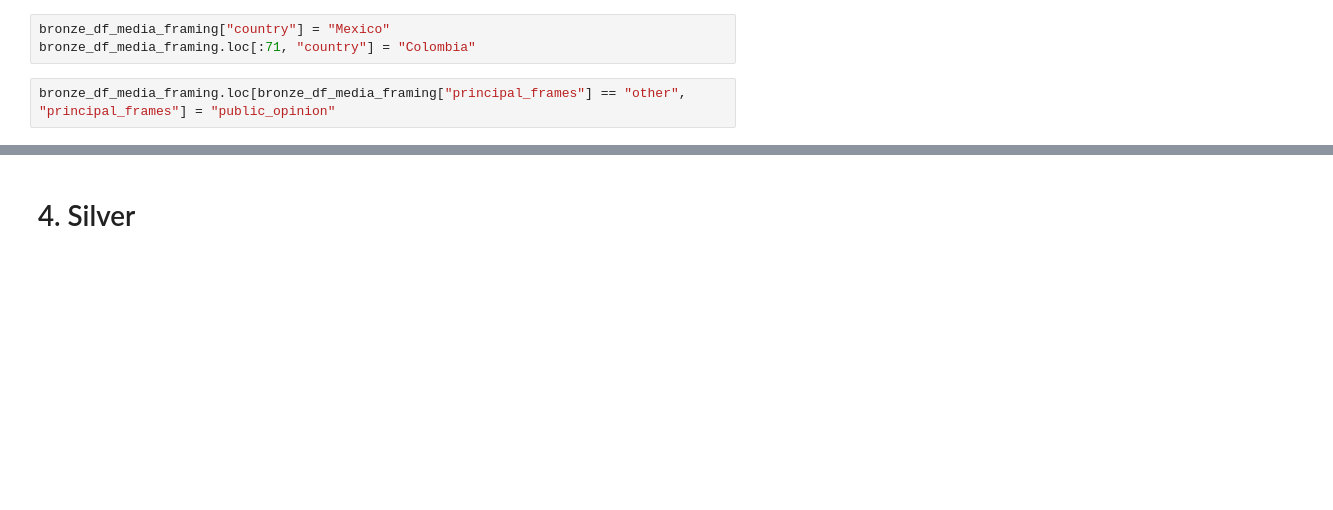
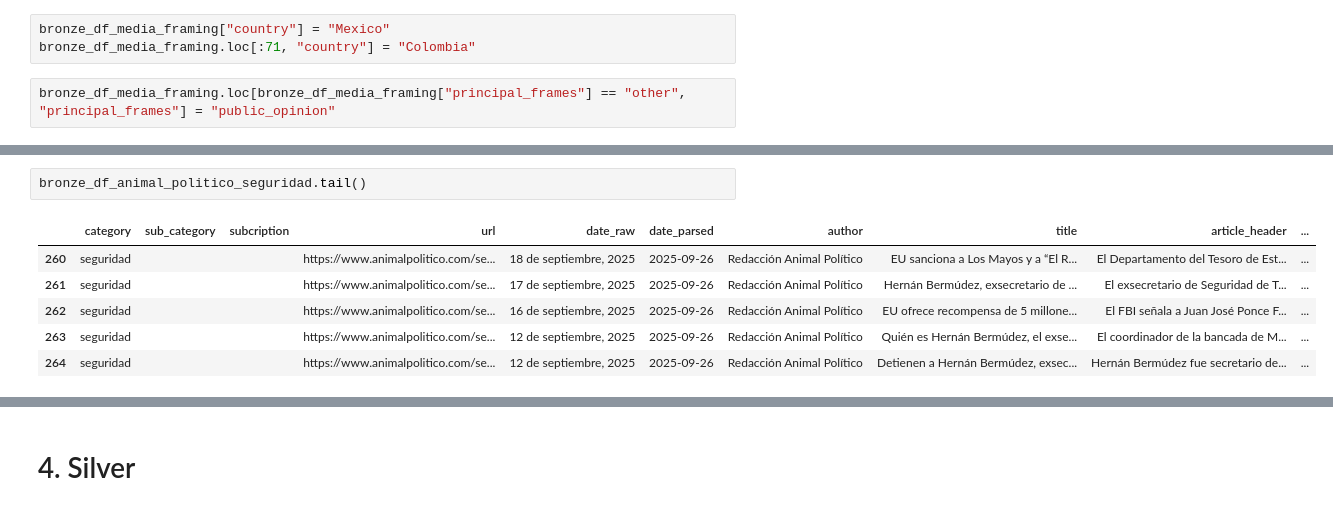
Before and after one commit to BlueAutomata/tesis-optimizacion-de-modelos-de-question-answering, a Jupyter notebook: src/notebooks/02_1_data_preprocessing.ipynb, the cells around one changed output, grey strips where cells are left out. Drawn from its saved outputs; the diff is of its cells as text; blank space fills up the shorter version.

```diff
--- a/src/notebooks/02_1_data_preprocessing.ipynb
+++ b/src/notebooks/02_1_data_preprocessing.ipynb
@@ -120,0 +214,9 @@ bronze_df_media_framing.loc[bronze_df_media_framing["principal_frames"] == "othe
+# %%
+bronze_df_animal_politico_seguridad.tail()
+# %% [output]
+|  | category | sub_category | subcription | url | date_raw | date_parsed | author | title | article_header | ... |
+| 260 | seguridad |  |  | https://www.animalpolitico.com/se... | 18 de septiembre, 2025 | 2025-09-26 | Redacción Animal Político | EU sanciona a Los Mayos y a “El R... | El Departamento del Tesoro de Est... | ... |
+| 261 | seguridad |  |  | https://www.animalpolitico.com/se... | 17 de septiembre, 2025 | 2025-09-26 | Redacción Animal Político | Hernán Bermúdez, exsecretario de ... | El exsecretario de Seguridad de T... | ... |
+| 262 | seguridad |  |  | https://www.animalpolitico.com/se... | 16 de septiembre, 2025 | 2025-09-26 | Redacción Animal Político | EU ofrece recompensa de 5 millone... | El FBI señala a Juan José Ponce F... | ... |
+| 263 | seguridad |  |  | https://www.animalpolitico.com/se... | 12 de septiembre, 2025 | 2025-09-26 | Redacción Animal Político | Quién es Hernán Bermúdez, el exse... | El coordinador de la bancada de M... | ... |
+| 264 | seguridad |  |  | https://www.animalpolitico.com/se... | 12 de septiembre, 2025 | 2025-09-26 | Redacción Animal Político | Detienen a Hernán Bermúdez, exsec... | Hernán Bermúdez fue secretario de... | ... |
```
Also changed, not shown: parts of 54 cells of this notebook.
